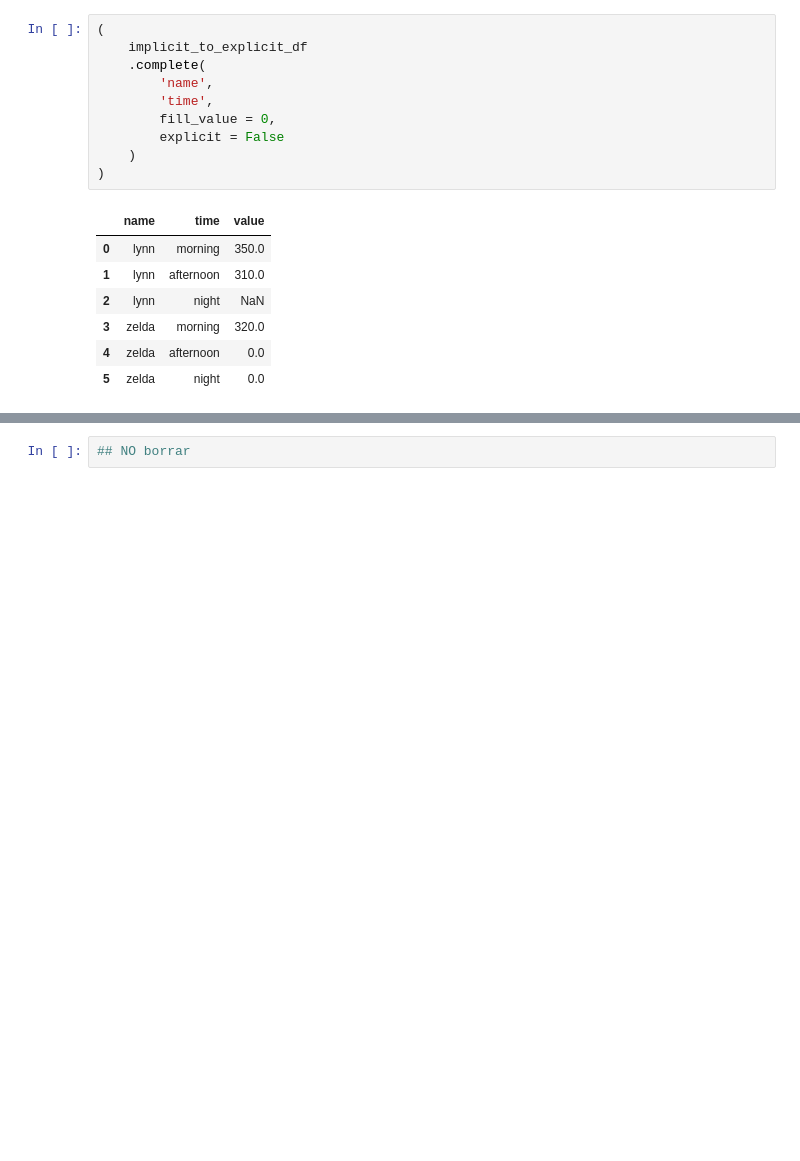
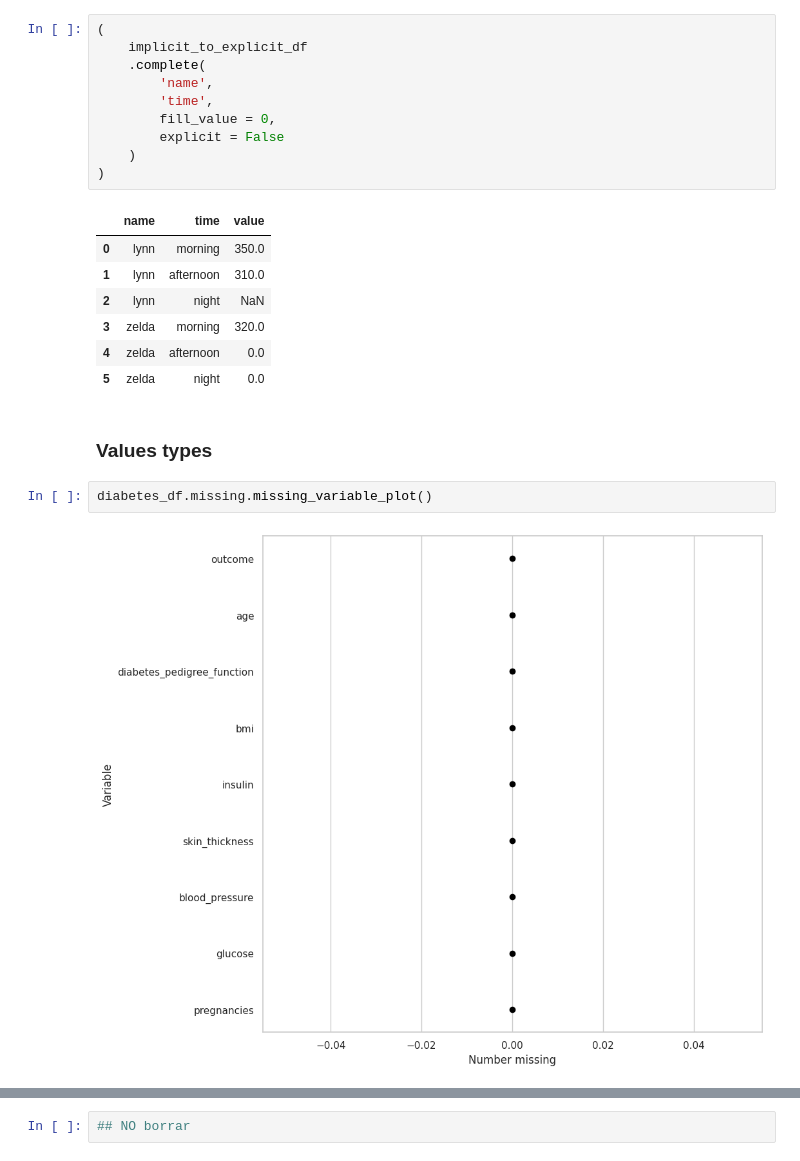
Before and after one commit to Monkey8596/Missing_data_handling-, a Jupyter notebook: notebooks/00Live_exploration.ipynb, the cells around one changed output, grey strips where cells are left out. Cells and saved outputs as stored; diff of their text form; blank space fills up the shorter version.

Commit message:
Explorating the missing values

```diff
--- a/notebooks/00Live_exploration.ipynb
+++ b/notebooks/00Live_exploration.ipynb
@@ -617,3 +617,9 @@ implicit_to_explicit_df
 | 3 | zelda | morning | 320.0 |
 | 4 | zelda | afternoon | 0.0 |
 | 5 | zelda | night | 0.0 |
+# %% [markdown]
+### Values types
+# %%
+diabetes_df.missing.missing_variable_plot()
+# %% [output]
+[figure, added]
```
Also changed, not shown: parts of 6 cells of this notebook, 1 other file.
